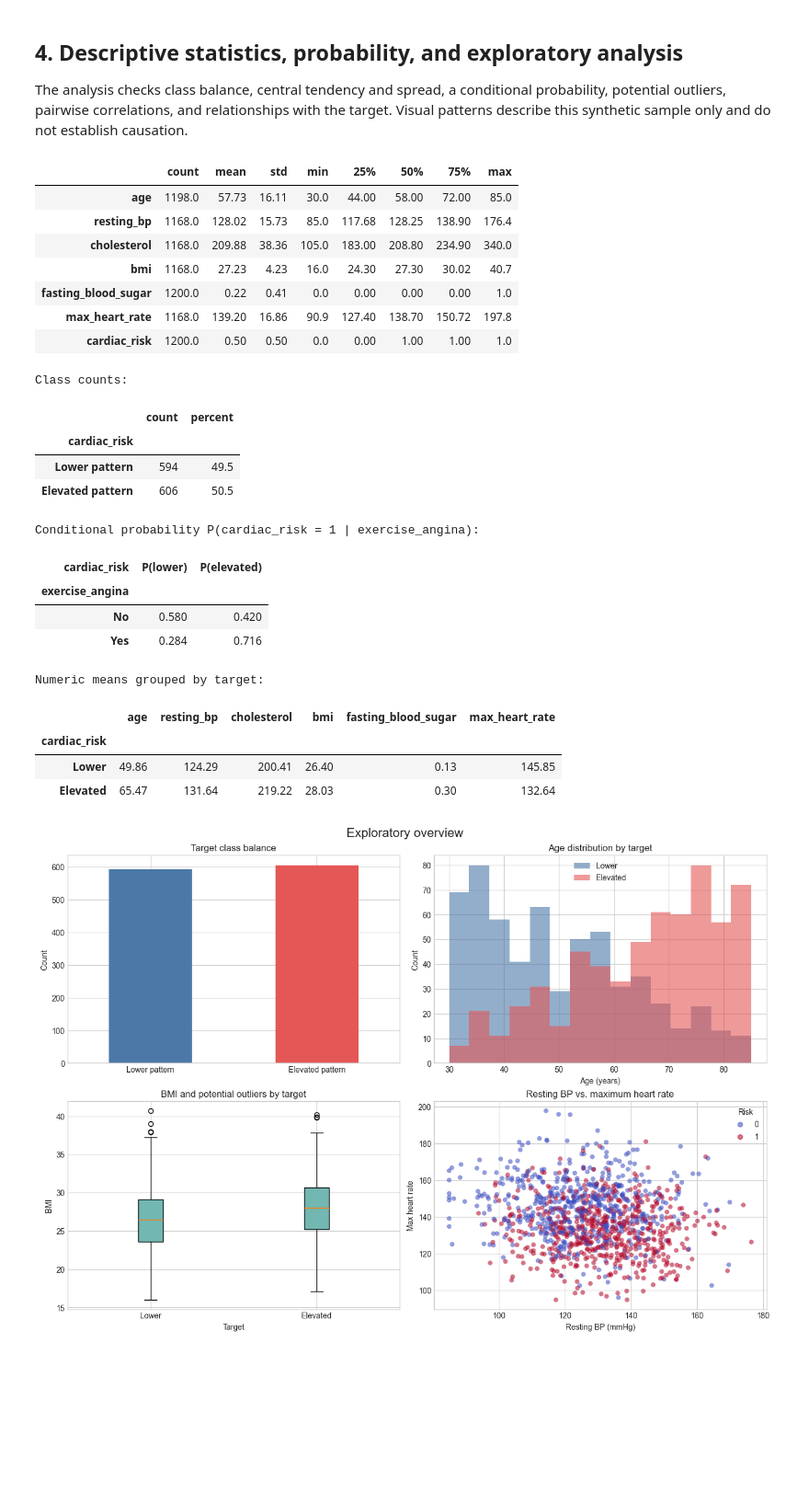
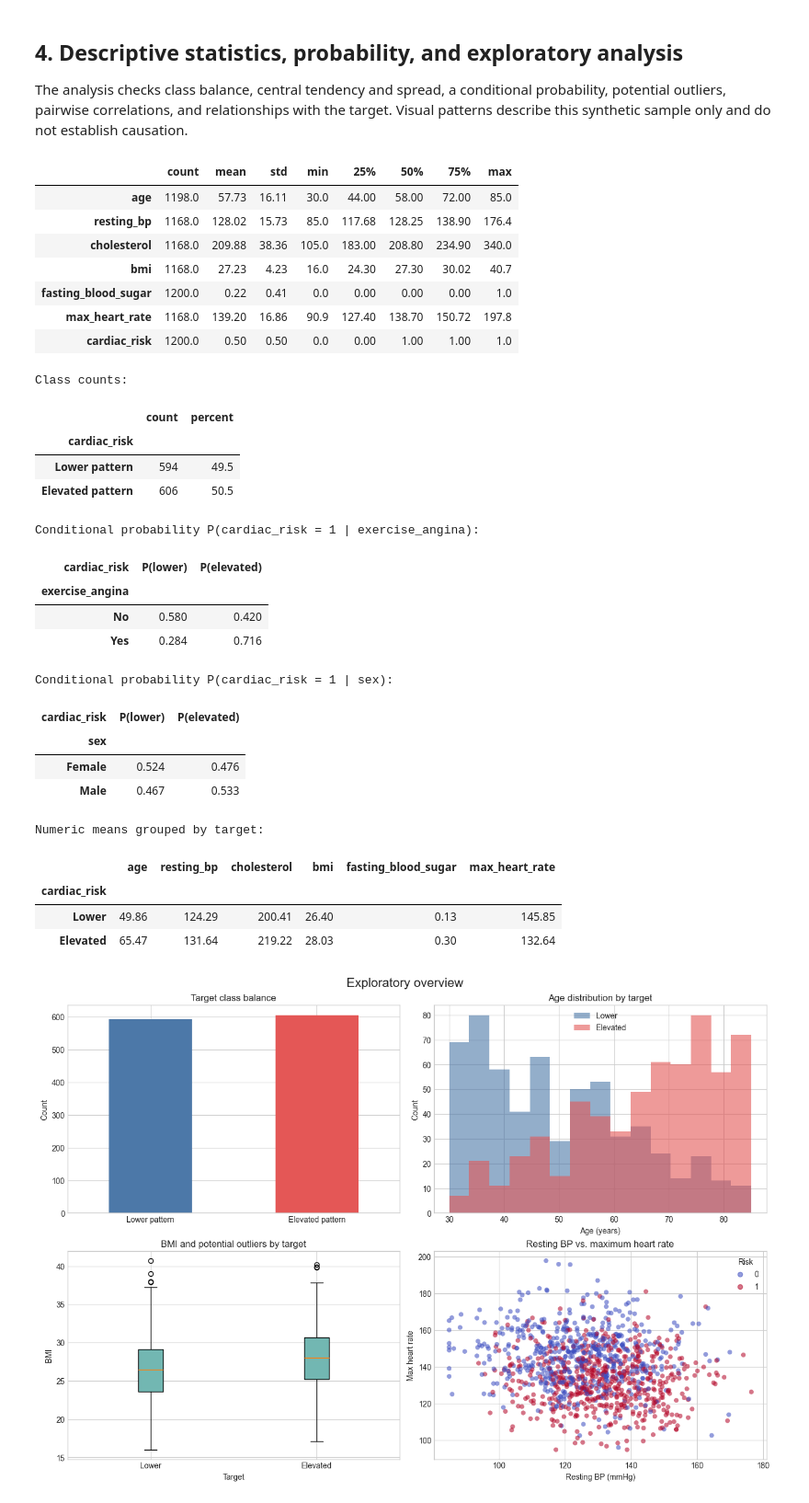
Before and after one commit to MalikJaH/binx-cardiac-risk-ml, a Jupyter notebook: notebooks/cardiac_patient_monitoring.ipynb, the cells around one changed output. Shown at 92% size. Cells and saved outputs as stored; diff of their text form; code cells hidden in the pictures; blank space fills up the shorter version.

```diff
--- a/notebooks/cardiac_patient_monitoring.ipynb
+++ b/notebooks/cardiac_patient_monitoring.ipynb
@@ -157,38 +156,47 @@ display(df[numeric_columns + ['cardiac_risk']].describe().T.round(2))
 
 class_balance = df['cardiac_risk'].value_counts().sort_index().rename(index={0: 'Lower pattern', 1: 'Elevated pattern'})
 print('Class counts:')
 display(class_balance.to_frame('count').assign(percent=lambda x: (100 * x['count'] / x['count'].sum()).round(1)))
 
 conditional_risk = pd.crosstab(df['exercise_angina'], df['cardiac_risk'], normalize='index')
 print('Conditional probability P(cardiac_risk = 1 | exercise_angina):')
 display(conditional_risk.rename(columns={0: 'P(lower)', 1: 'P(elevated)'}).round(3))
 
+conditional_risk = pd.crosstab(df['sex'], df['cardiac_risk'], normalize='index')
+print('Conditional probability P(cardiac_risk = 1 | sex):')
+display(conditional_risk.rename(columns={0: 'P(lower)', 1: 'P(elevated)'}).round(3))
+
 print('Numeric means grouped by target:')
 display(df.groupby('cardiac_risk')[numeric_columns].mean().rename(index={0: 'Lower', 1: 'Elevated'}).round(2))
 # %% [output]
 |  | count | mean | std | min | 25% | 50% | 75% | max |
 | age | 1198.0 | 57.73 | 16.11 | 30.0 | 44.00 | 58.00 | 72.00 | 85.0 |
 | resting_bp | 1168.0 | 128.02 | 15.73 | 85.0 | 117.68 | 128.25 | 138.90 | 176.4 |
 | cholesterol | 1168.0 | 209.88 | 38.36 | 105.0 | 183.00 | 208.80 | 234.90 | 340.0 |
 | bmi | 1168.0 | 27.23 | 4.23 | 16.0 | 24.30 | 27.30 | 30.02 | 40.7 |
 | fasting_blood_sugar | 1200.0 | 0.22 | 0.41 | 0.0 | 0.00 | 0.00 | 0.00 | 1.0 |
 | max_heart_rate | 1168.0 | 139.20 | 16.86 | 90.9 | 127.40 | 138.70 | 150.72 | 197.8 |
 | cardiac_risk | 1200.0 | 0.50 | 0.50 | 0.0 | 0.00 | 1.00 | 1.00 | 1.0 |
 Class counts:
 |  | count | percent |
 | cardiac_risk |  |  |
 | Lower pattern | 594 | 49.5 |
 | Elevated pattern | 606 | 50.5 |
 Conditional probability P(cardiac_risk = 1 | exercise_angina):
 | cardiac_risk | P(lower) | P(elevated) |
 | exercise_angina |  |  |
 | No | 0.580 | 0.420 |
 | Yes | 0.284 | 0.716 |
-Numeric means grouped by target:
+Conditional probability P(cardiac_risk = 1 | sex):
-|  | age | resting_bp | cholesterol | bmi | fasting_blood_sugar | max_heart_rate |
-| cardiac_risk |  |  |  |  |  |  |
-| Lower | 49.86 | 124.29 | 200.41 | 26.40 | 0.13 | 145.85 |
-| Elevated | 65.47 | 131.64 | 219.22 | 28.03 | 0.30 | 132.64 |
+| cardiac_risk | P(lower) | P(elevated) |
+| sex |  |  |
+| Female | 0.524 | 0.476 |
+| Male | 0.467 | 0.533 |
+Numeric means grouped by target:
+|  | age | resting_bp | cholesterol | bmi | fasting_blood_sugar | max_heart_rate |
+| cardiac_risk |  |  |  |  |  |  |
+| Lower | 49.86 | 124.29 | 200.41 | 26.40 | 0.13 | 145.85 |
+| Elevated | 65.47 | 131.64 | 219.22 | 28.03 | 0.30 | 132.64 |
 # %%
 fig, axes = plt.subplots(2, 2, figsize=(13, 9), constrained_layout=True)
 class_balance.plot(kind='bar', color=['#4C78A8', '#E45756'], ax=axes[0, 0])
```
Also changed, not shown: parts of 1 cell of this notebook, 5 other files.
